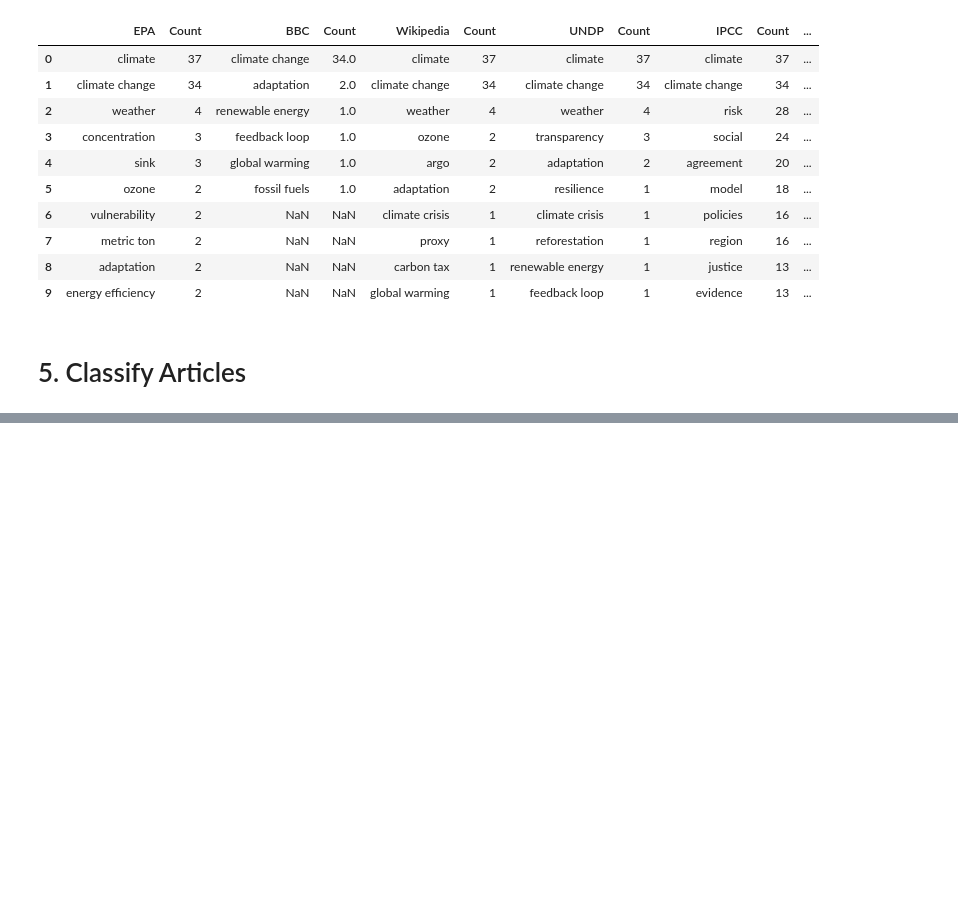
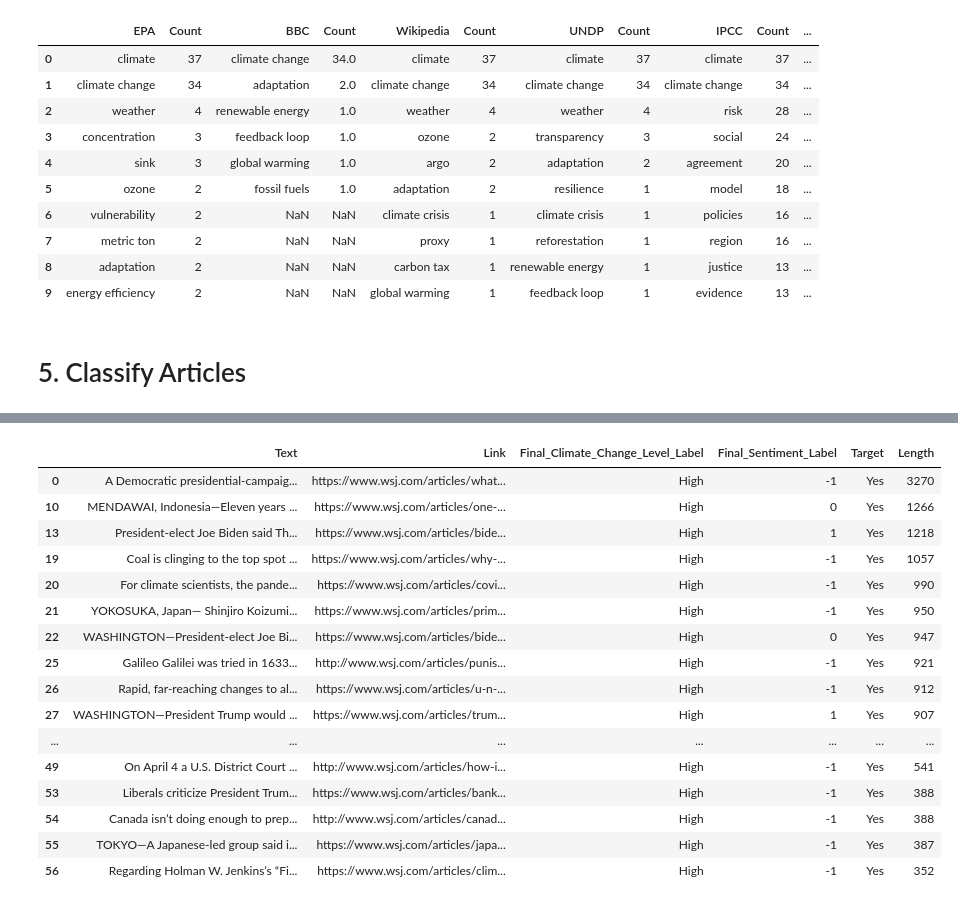
Before and after one commit to TBoedt/Constructing-A-Climate-Change-Concern-Index-Based-Upon-US-Newspaper-Articles, a Jupyter notebook: Classification.ipynb, the cells around one changed output, grey strips where cells are left out. Cells and saved outputs as stored; diff of their text form; code cells hidden in the pictures; blank space fills up the shorter version.

```diff
--- a/Classification.ipynb
+++ b/Classification.ipynb
@@ -855,0 +1027,20 @@ WSJ[WSJ["Year"] == 2020].reset_index(drop = True).to_parquet("C:/Users/Boedt/One
+# %%
+data[data["Link"].str.contains("wsj")]
+# %% [output]
+|  | Text | Link | Final_Climate_Change_Level_Label | Final_Sentiment_Label | Target | Length |
+| 0 | A Democratic presidential-campaig... | https://www.wsj.com/articles/what... | High | -1 | Yes | 3270 |
+| 10 | MENDAWAI, Indonesia—Eleven years ... | https://www.wsj.com/articles/one-... | High | 0 | Yes | 1266 |
+| 13 | President-elect Joe Biden said Th... | https://www.wsj.com/articles/bide... | High | 1 | Yes | 1218 |
+| 19 | Coal is clinging to the top spot ... | https://www.wsj.com/articles/why-... | High | -1 | Yes | 1057 |
+| 20 | For climate scientists, the pande... | https://www.wsj.com/articles/covi... | High | -1 | Yes | 990 |
+| 21 | YOKOSUKA, Japan— Shinjiro Koizumi... | https://www.wsj.com/articles/prim... | High | -1 | Yes | 950 |
+| 22 | WASHINGTON—President-elect Joe Bi... | https://www.wsj.com/articles/bide... | High | 0 | Yes | 947 |
+| 25 | Galileo Galilei was tried in 1633... | http://www.wsj.com/articles/punis... | High | -1 | Yes | 921 |
+| 26 | Rapid, far-reaching changes to al... | https://www.wsj.com/articles/u-n-... | High | -1 | Yes | 912 |
+| 27 | WASHINGTON—President Trump would ... | https://www.wsj.com/articles/trum... | High | 1 | Yes | 907 |
+| ... | ... | ... | ... | ... | ... | ... |
+| 49 | On April 4 a U.S. District Court ... | http://www.wsj.com/articles/how-i... | High | -1 | Yes | 541 |
+| 53 | Liberals criticize President Trum... | https://www.wsj.com/articles/bank... | High | -1 | Yes | 388 |
+| 54 | Canada isn’t doing enough to prep... | http://www.wsj.com/articles/canad... | High | -1 | Yes | 388 |
+| 55 | TOKYO—A Japanese-led group said i... | https://www.wsj.com/articles/japa... | High | -1 | Yes | 387 |
+| 56 | Regarding Holman W. Jenkins’s “Fi... | https://www.wsj.com/articles/clim... | High | -1 | Yes | 352 |
```
Also changed, not shown: parts of 14 cells of this notebook, 30 other files.
